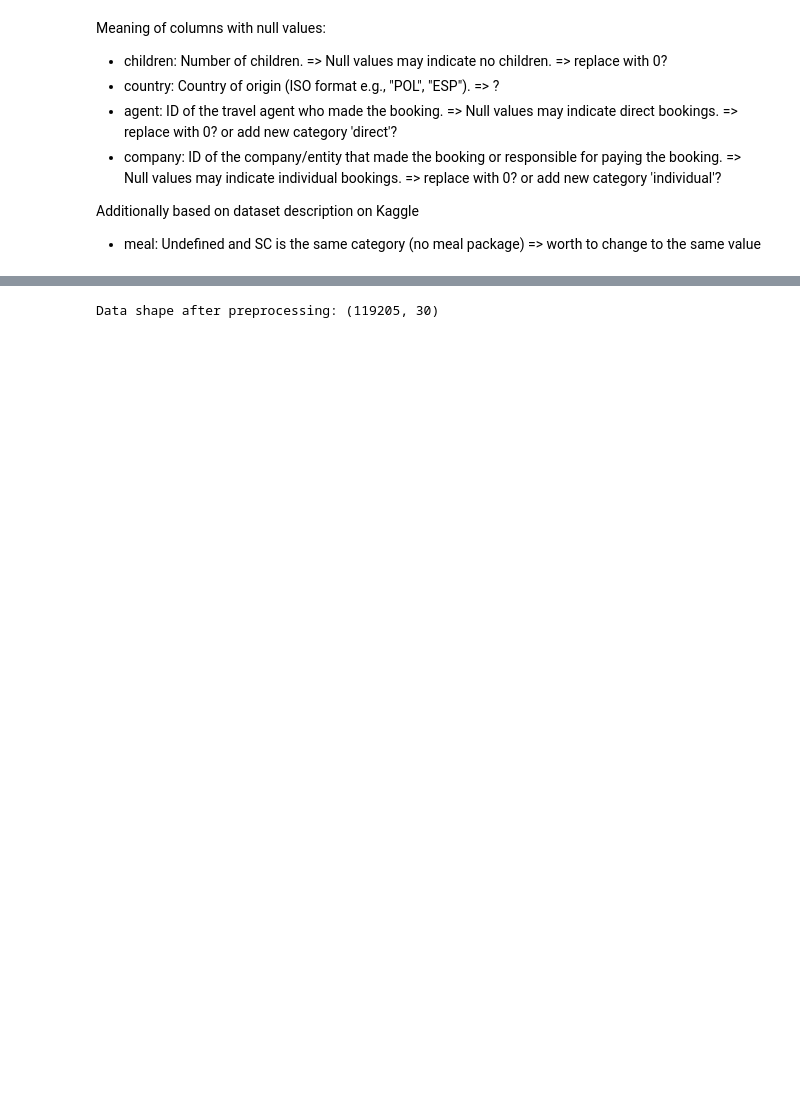
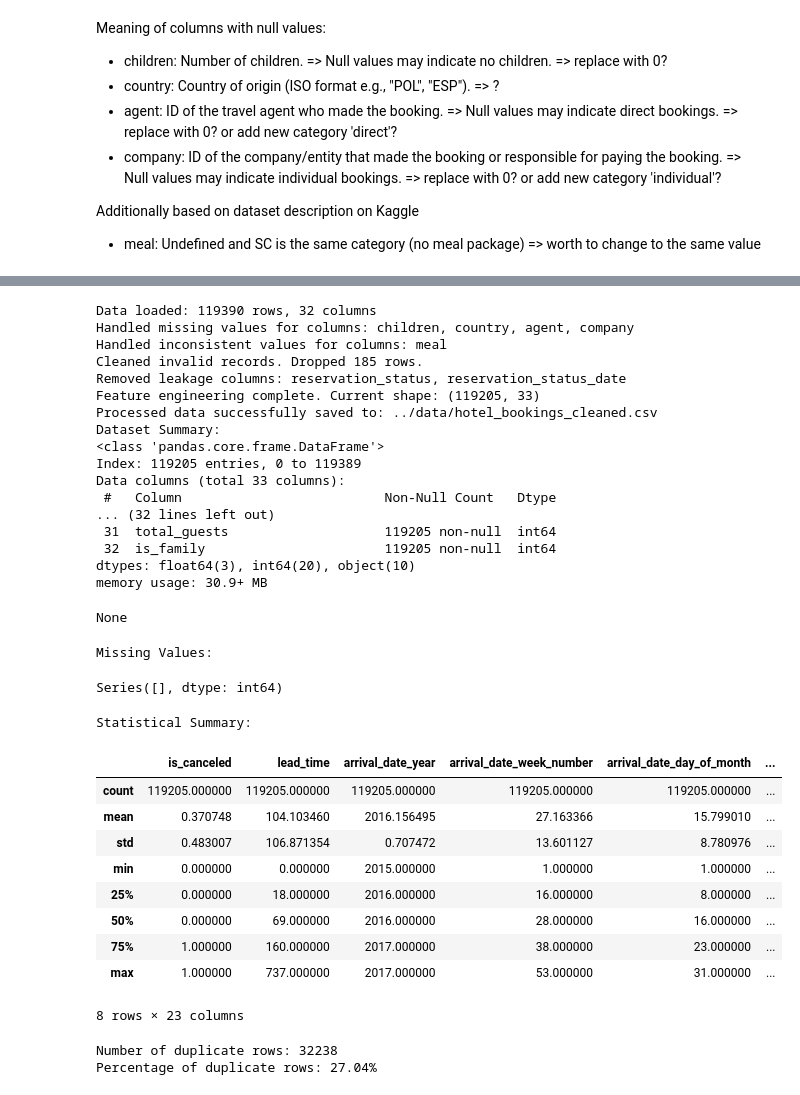
Before and after one commit to jkowalczyk08/hotel-booking-cancellations, a Jupyter notebook: notebooks/01_eda_and_preprocessing.ipynb, the cells around one changed output, grey strips where cells are left out. Cells and saved outputs as stored; diff of their text form; code cells hidden in the pictures; blank space fills up the shorter version.

Commit message:
refactored preprocessing

```diff
--- a/notebooks/01_eda_and_preprocessing.ipynb
+++ b/notebooks/01_eda_and_preprocessing.ipynb
@@ -101 +96,8 @@ Name: count, dtype: int64
+# %%
+def handle_inconsistent_values(df: pd.DataFrame) -> pd.DataFrame:
+    # Fix meal naming inconsistency (Undefined and SC are the same based on kaggle description)
+    df['meal'] = df['meal'].replace('Undefined', 'SC')
+
+    print("Handled inconsistent values for columns: meal")
+    return df
 # %%
@@ -166,4 +125,67 @@ Percentage of changed rooms out of all bookings: 12.41%
+# %%
+def remove_leakage_columns(df: pd.DataFrame) -> pd.DataFrame:
+    leakage_columns = ['reservation_status', 'reservation_status_date']
+    df = df.drop(columns=leakage_columns)
+    print(f"Removed leakage columns: {', '.join(leakage_columns)}")
+    return df
+# %%
+def add_new_features(df: pd.DataFrame) -> pd.DataFrame:
+    df = df.copy()
+
+    df['total_nights'] = df['stays_in_weekend_nights'] + df['stays_in_week_nights']
+    df['total_guests'] = df['adults'] + df['children'] + df['babies']
+    df['is_family'] = ((df['children'] > 0) | (df['babies'] > 0)).astype(int)
+
+    print(f"Feature engineering complete. Current shape: {df.shape}")
+    return df
+# %%
+def save_data(df: pd.DataFrame, output_path: str) -> None:
+    df.to_csv(output_path, index=False)
+    print(f"Processed data successfully saved to: {output_path}")
 # %%
-print("Data shape after preprocessing:", df.shape)
+raw_df = load_hotel_data(DATA_PATH)
+
+processed_df = (raw_df
+                .pipe(handle_missing_values)
+                .pipe(handle_inconsistent_values)
+                .pipe(clean_invalid_records)
+                # .pipe(remove_duplicates) TODO: decide on duplicates handling
+                .pipe(remove_leakage_columns)
+                .pipe(add_new_features))
+
+save_data(processed_df, '../data/hotel_bookings_cleaned.csv')
+get_basic_summary(processed_df)
 # %% [output]
-Data shape after preprocessing: (119205, 30)
+Data loaded: 119390 rows, 32 columns
+Handled missing values for columns: children, country, agent, company
+Handled inconsistent values for columns: meal
+Cleaned invalid records. Dropped 185 rows.
+Removed leakage columns: reservation_status, reservation_status_date
+Feature engineering complete. Current shape: (119205, 33)
+Processed data successfully saved to: ../data/hotel_bookings_cleaned.csv
+Dataset Summary:
+<class 'pandas.core.frame.DataFrame'>
+Index: 119205 entries, 0 to 119389
+Data columns (total 33 columns):
+ #   Column                          Non-Null Count   Dtype
+... (32 lines left out)
+ 31  total_guests                    119205 non-null  int64
+ 32  is_family                       119205 non-null  int64
+dtypes: float64(3), int64(20), object(10)
+memory usage: 30.9+ MB
+None
+Missing Values:
+Series([], dtype: int64)
+Statistical Summary:
+|  | is_canceled | lead_time | arrival_date_year | arrival_date_week_number | arrival_date_day_of_month | ... |
+| count | 119205.000000 | 119205.000000 | 119205.000000 | 119205.000000 | 119205.000000 | ... |
+| mean | 0.370748 | 104.103460 | 2016.156495 | 27.163366 | 15.799010 | ... |
+| std | 0.483007 | 106.871354 | 0.707472 | 13.601127 | 8.780976 | ... |
+| min | 0.000000 | 0.000000 | 2015.000000 | 1.000000 | 1.000000 | ... |
+| 25% | 0.000000 | 18.000000 | 2016.000000 | 16.000000 | 8.000000 | ... |
+| 50% | 0.000000 | 69.000000 | 2016.000000 | 28.000000 | 16.000000 | ... |
+| 75% | 1.000000 | 160.000000 | 2017.000000 | 38.000000 | 23.000000 | ... |
+| max | 1.000000 | 737.000000 | 2017.000000 | 53.000000 | 31.000000 | ... |
+8 rows × 23 columns
+Number of duplicate rows: 32238
+Percentage of duplicate rows: 27.04%
```
Also changed, not shown: parts of 11 cells of this notebook, 1 other file.
